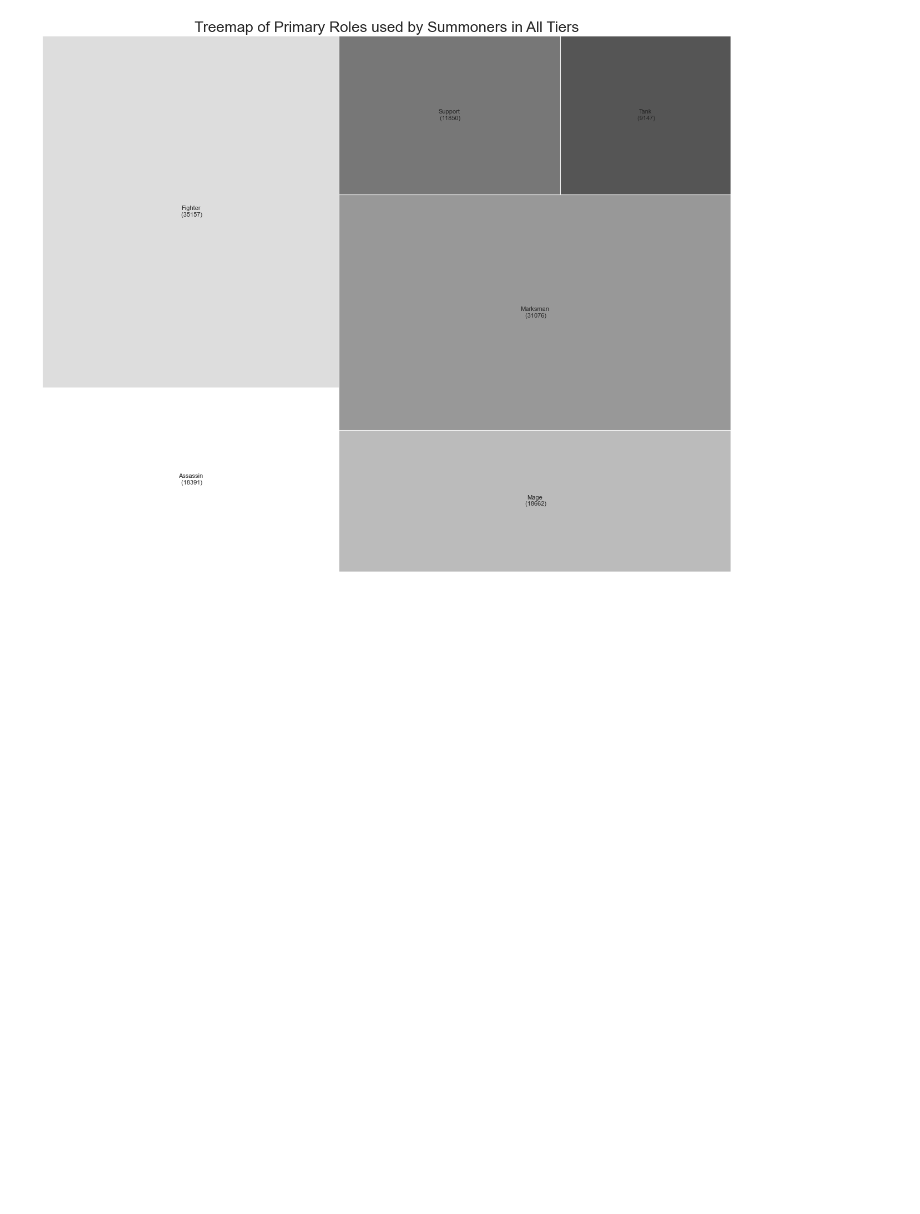
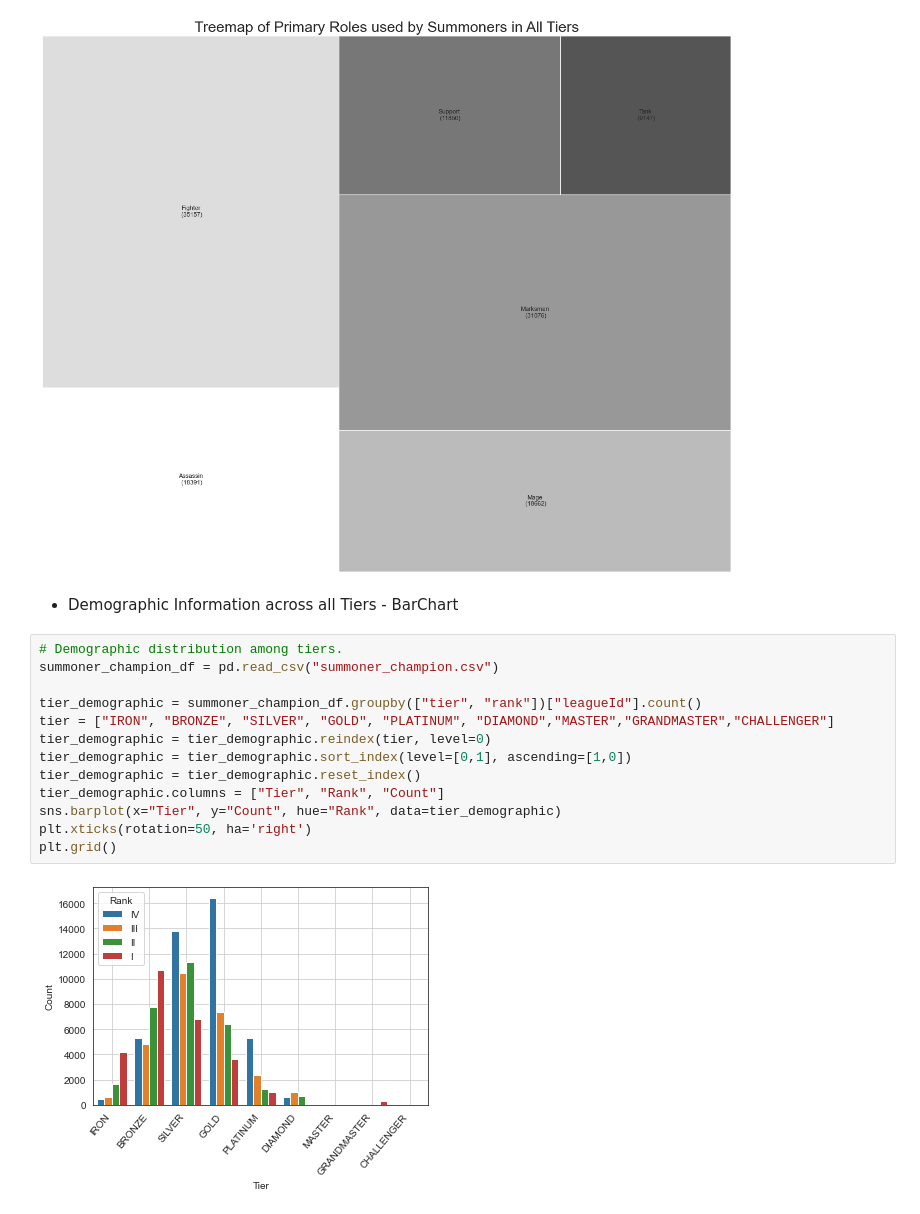
Before and after one commit to Hollow24/Group-3-Project, a Jupyter notebook: Final_Analysis.ipynb, the cells around one changed output. Cells and saved outputs as stored; diff of their text form; blank space fills up the shorter version.

```diff
--- a/Final_Analysis.ipynb
+++ b/Final_Analysis.ipynb
@@ -772,3 +837,20 @@ plt.axis('off')
 # %% [output]
 (0.0, 100.0, 0.0, 100.0)
 [figure]
+# %% [markdown]
+- Demographic Information across all Tiers - BarChart
+# %%
+# Demographic distribution among tiers.
+summoner_champion_df = pd.read_csv("summoner_champion.csv")
+
+tier_demographic = summoner_champion_df.groupby(["tier", "rank"])["leagueId"].count()
+tier = ["IRON", "BRONZE", "SILVER", "GOLD", "PLATINUM", "DIAMOND","MASTER","GRANDMASTER","CHALLENGER"]
+tier_demographic = tier_demographic.reindex(tier, level=0)
+tier_demographic = tier_demographic.sort_index(level=[0,1], ascending=[1,0])
+tier_demographic = tier_demographic.reset_index()
+tier_demographic.columns = ["Tier", "Rank", "Count"]
+sns.barplot(x="Tier", y="Count", hue="Rank", data=tier_demographic)
+plt.xticks(rotation=50, ha='right')
+plt.grid()
+# %% [output]
+[figure, added]
```
Also changed, not shown: parts of 9 cells of this notebook.
